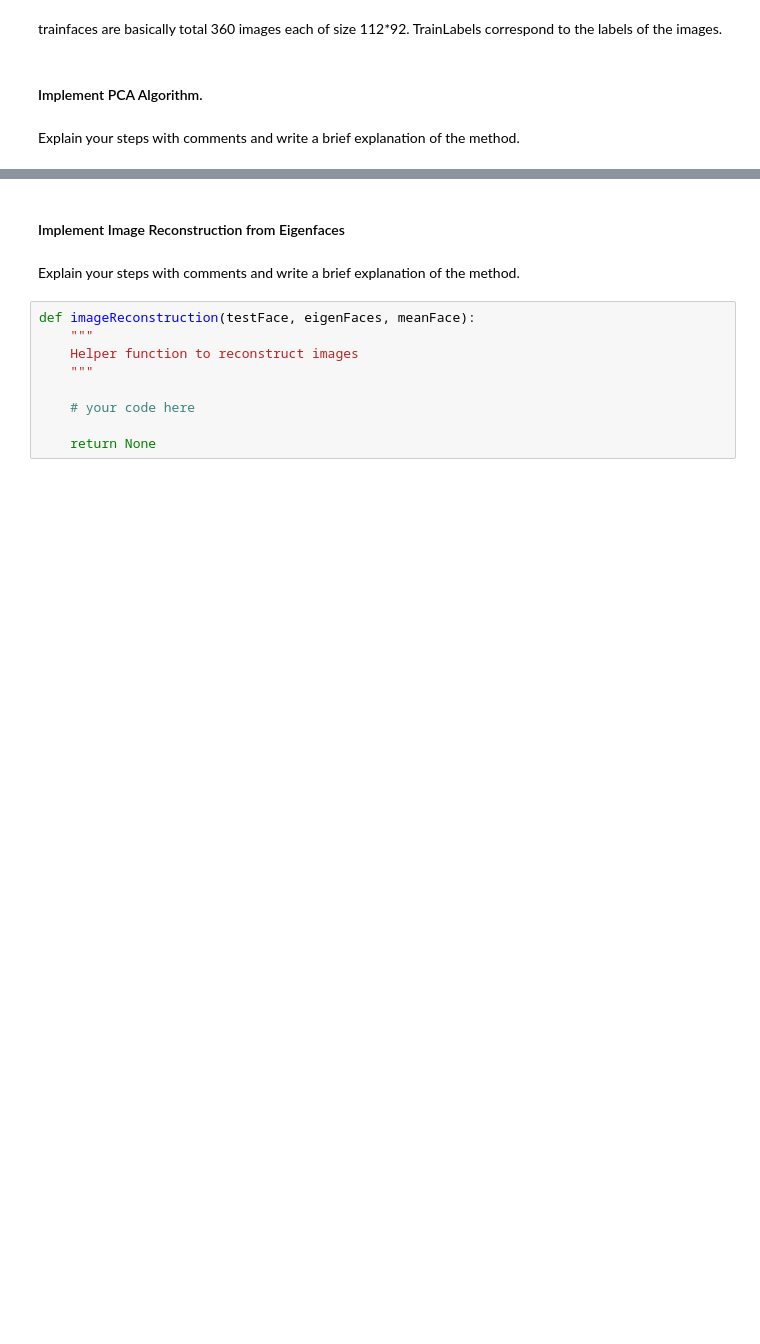
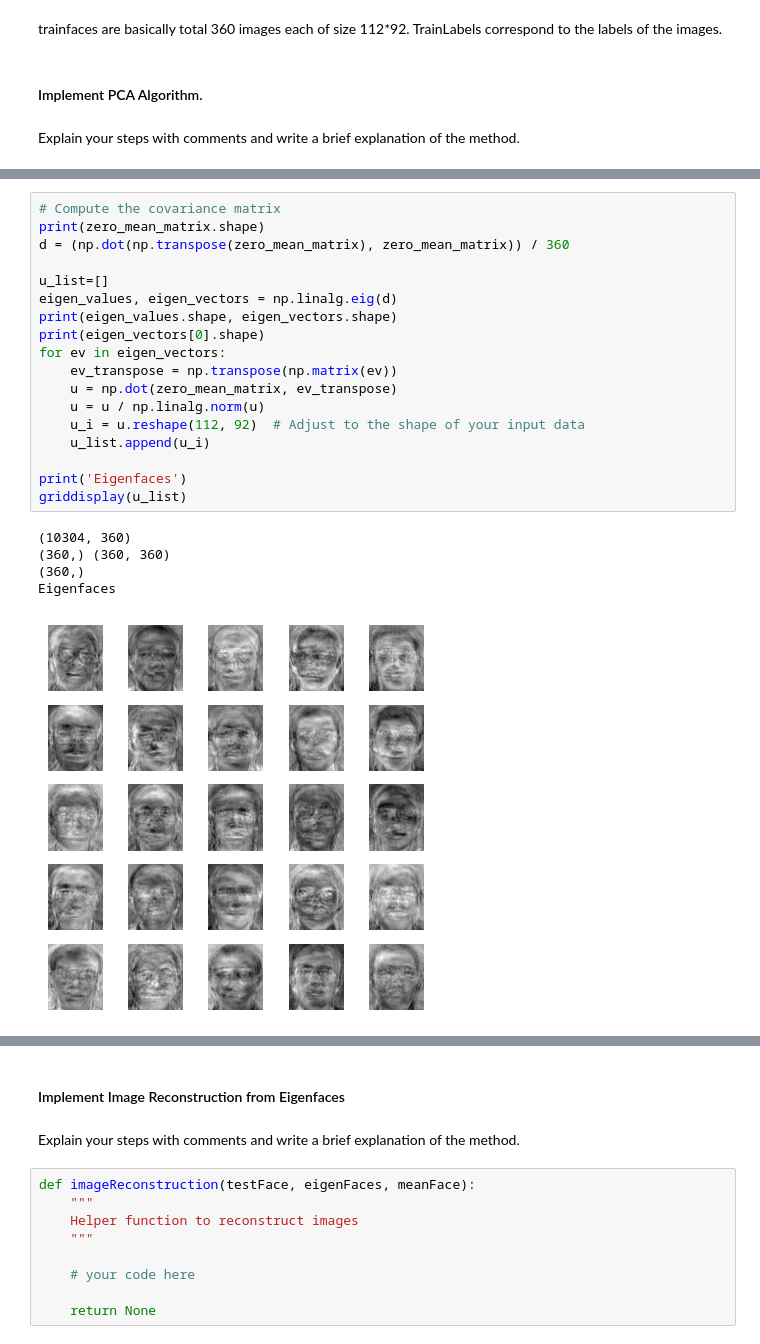
Before and after one commit to oops-moment/SMAI-SEM6, a Jupyter notebook: rollnumber_A2/rollnumber_A2_Q3/Q3.ipynb, the cells around one changed output, grey strips where cells are left out. Saved outputs shown, nothing was run; the diff lists cells and outputs as text; blank space fills up the shorter version.

```diff
--- a/rollnumber_A2/rollnumber_A2_Q3/Q3.ipynb
+++ b/rollnumber_A2/rollnumber_A2_Q3/Q3.ipynb
@@ -153,0 +124,24 @@ plt.show()
+# %%
+# Compute the covariance matrix
+print(zero_mean_matrix.shape)
+d = (np.dot(np.transpose(zero_mean_matrix), zero_mean_matrix)) / 360
+
+u_list=[]
+eigen_values, eigen_vectors = np.linalg.eig(d)
+print(eigen_values.shape, eigen_vectors.shape)
+print(eigen_vectors[0].shape)
+for ev in eigen_vectors:
+    ev_transpose = np.transpose(np.matrix(ev))
+    u = np.dot(zero_mean_matrix, ev_transpose)
+    u = u / np.linalg.norm(u)
+    u_i = u.reshape(112, 92)  # Adjust to the shape of your input data
+    u_list.append(u_i)
+
+print('Eigenfaces')
+griddisplay(u_list)
+# %% [output]
+(10304, 360)
+(360,) (360, 360)
+(360,)
+Eigenfaces
+[figure, added]
```
Also changed, not shown: parts of 9 cells of this notebook.
